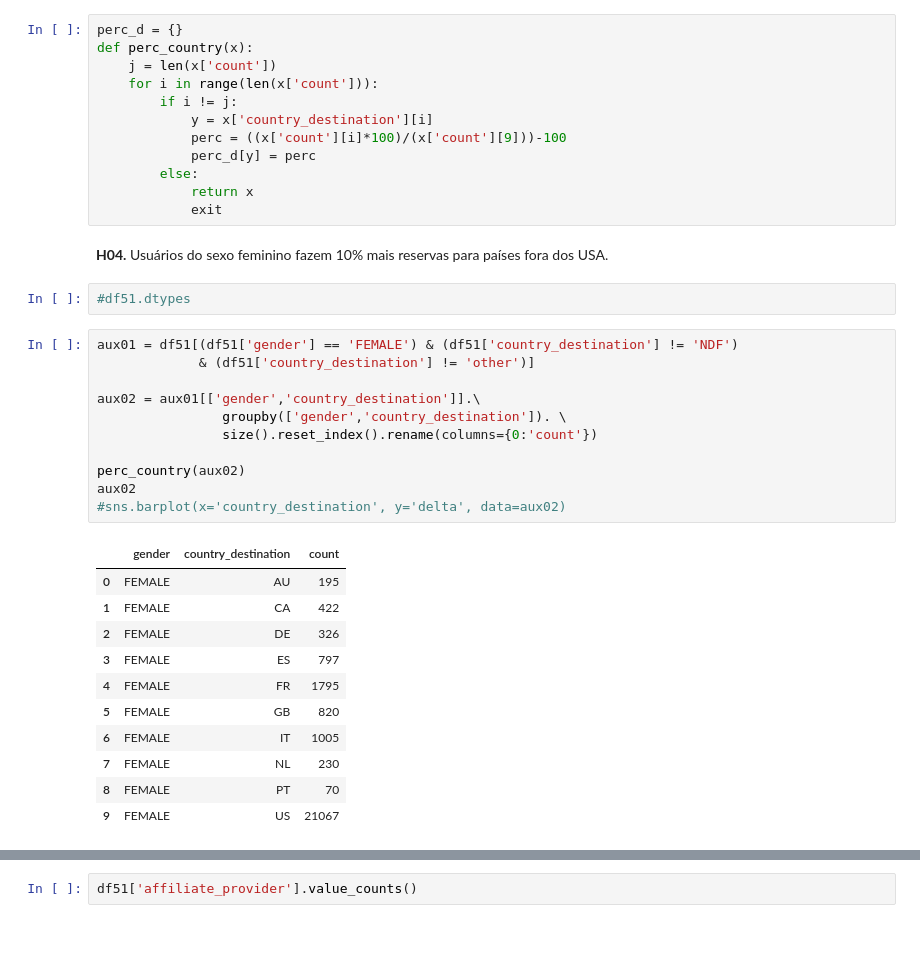
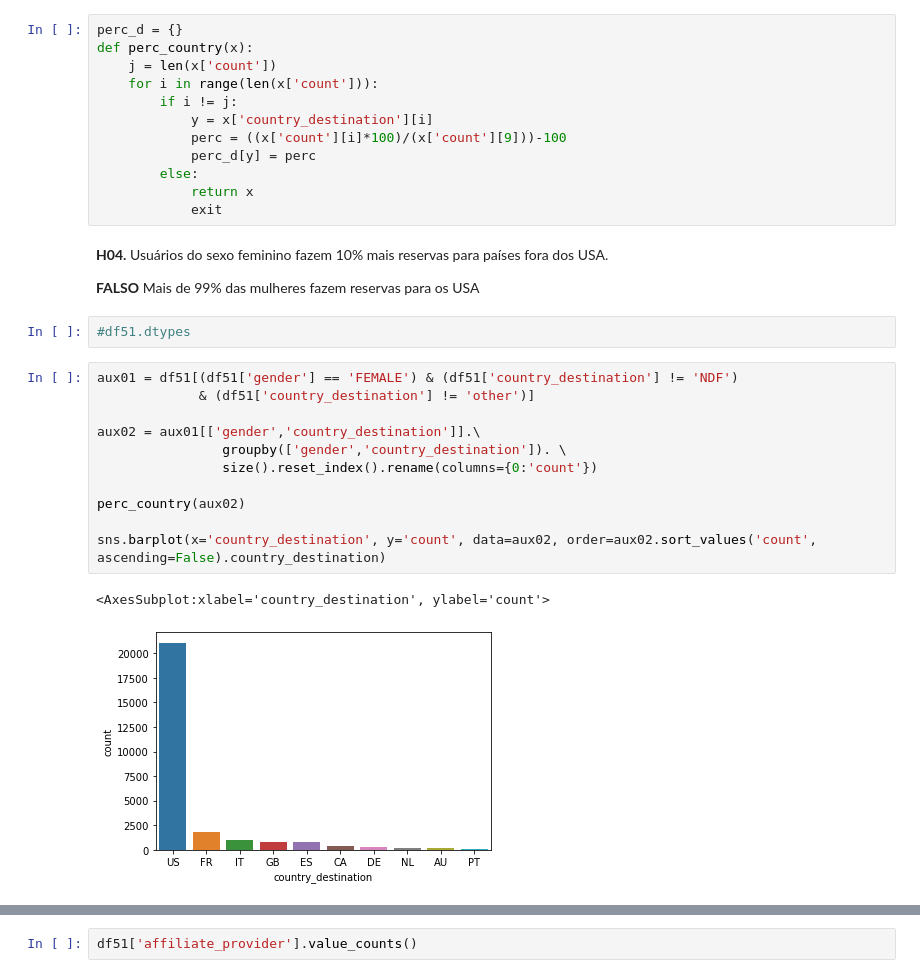
Before and after one commit to HenriqueCR1291/airbnb_prediction, a Jupyter notebook: m08_airbnb.ipynb, the cells around one changed output, grey strips where cells are left out. Drawn from its saved outputs; the diff is of its cells as text; blank space fills up the shorter version.

```diff
--- a/m08_airbnb.ipynb
+++ b/m08_airbnb.ipynb
@@ -762,28 +762,21 @@ def perc_country(x):
             exit
 # %% [markdown]
 **H04.** Usuários do sexo feminino fazem 10% mais reservas para países fora dos USA.
+
+**FALSO** Mais de 99% das mulheres fazem reservas para os USA
 # %%
 #df51.dtypes
 # %%
 aux01 = df51[(df51['gender'] == 'FEMALE') & (df51['country_destination'] != 'NDF')
              & (df51['country_destination'] != 'other')]
 
 aux02 = aux01[['gender','country_destination']].\
                 groupby(['gender','country_destination']). \
                 size().reset_index().rename(columns={0:'count'})
 
 perc_country(aux02)
-aux02
-#sns.barplot(x='country_destination', y='delta', data=aux02)
+
+sns.barplot(x='country_destination', y='count', data=aux02, order=aux02.sort_values('count', ascending=False).country_destination)
 # %% [output]
-|  | gender | country_destination | count |
-| 0 | FEMALE | AU | 195 |
-| 1 | FEMALE | CA | 422 |
-| 2 | FEMALE | DE | 326 |
-| 3 | FEMALE | ES | 797 |
-| 4 | FEMALE | FR | 1795 |
-| 5 | FEMALE | GB | 820 |
-| 6 | FEMALE | IT | 1005 |
-| 7 | FEMALE | NL | 230 |
-| 8 | FEMALE | PT | 70 |
-| 9 | FEMALE | US | 21067 |
+<AxesSubplot:xlabel='country_destination', ylabel='count'>
+[figure, added]
```
Also changed, not shown: parts of 14 cells of this notebook.
